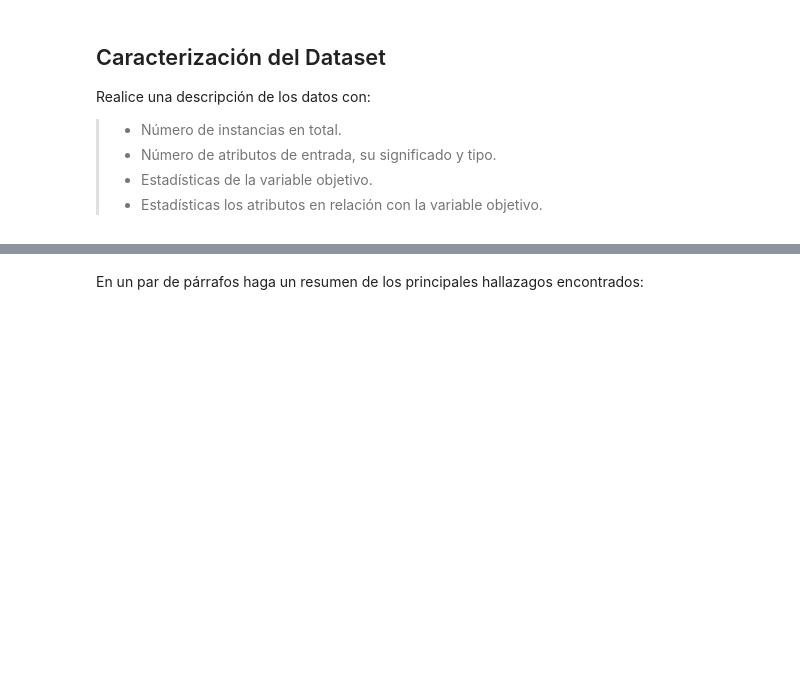
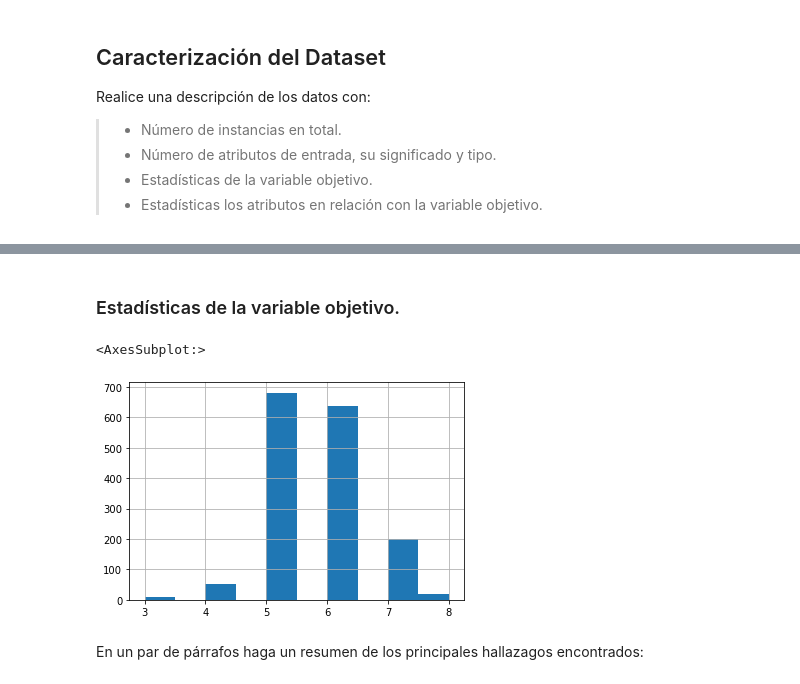
Before and after one commit to Anthonymgd/-NRC_6292-AnthonyGoyes_Lab3, a Jupyter notebook: [NRC_6292]AnthonyGoyes_Lab3.ipynb, the cells around one changed output, grey strips where cells are left out. Cells and saved outputs as stored; diff of their text form; code cells hidden in the pictures; blank space fills up the shorter version.

Commit message:
Descripción de los datos

```diff
--- a/[NRC_6292]AnthonyGoyes_Lab3.ipynb
+++ b/[NRC_6292]AnthonyGoyes_Lab3.ipynb
@@ -10,4 +25,8 @@ Fecha: 17/07/2022
 # %% [markdown]
 ## Cargar el Dataset
 # %%
-#Código para cargar el Dataset
+#Código para cargar el Datase
+'''Se carga la colección de datos de la calidad de vinos blancos, con extensión csv con una separación de campos por punto y coma'''
+df = pd.read_csv("winequality-red.csv", sep=";")
+'''Se visualiza los dos primeros campos en encabeza la colección de datos'''
+df
@@ -30,5 +162,13 @@ Realice una descripción de los datos con:
+# %% [markdown]
+### Estadísticas de la variable objetivo.
 # %%
 #Código que responde a la descripción anterior
+%matplotlib inline
+#Crear gráfico de barras como la variable objetivo (tipo) continua.
+df['quality'].hist()
+# %% [output]
+<AxesSubplot:>
+[figure, added]
 # %% [markdown]
 En un par de párrafos haga un resumen de los principales hallazagos encontrados:
 # %% [markdown]
```
Also changed, not shown: parts of 20 cells of this notebook.
